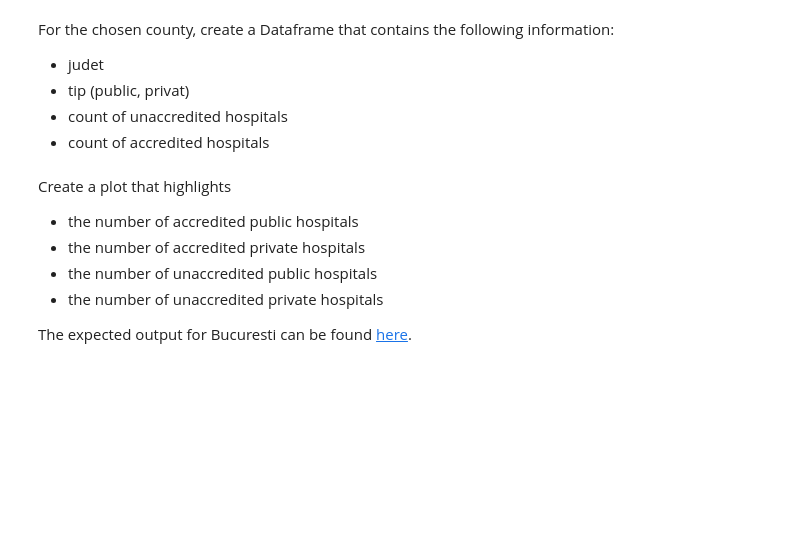
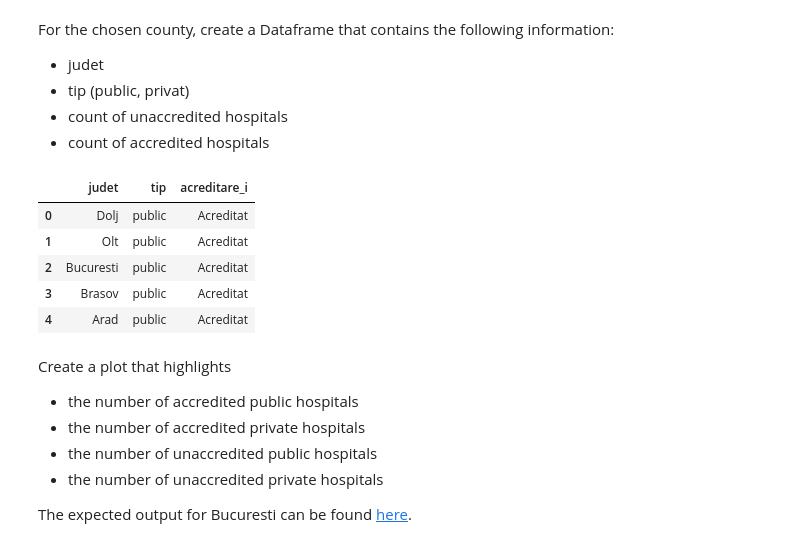
Before and after one commit to autrefois/bootcamp, a Jupyter notebook: 2022/python_workshop/notebooks/10_test.ipynb, the cells around one changed output. Saved outputs shown, nothing was run; the diff lists cells and outputs as text; code cells hidden in the pictures; blank space fills up the shorter version.

```diff
--- a/2022/python_workshop/notebooks/10_test.ipynb
+++ b/2022/python_workshop/notebooks/10_test.ipynb
@@ -113,8 +343,15 @@ For the chosen county, create a Dataframe that contains the following informatio
 * count of unaccredited hospitals
 * count of accredited hospitals
 # %%
-stat = ...
+stat = hospitals[['judet','tip','acreditare_i']].copy()
 stat.head()
+# %% [output]
+|  | judet | tip | acreditare_i |
+| 0 | Dolj | public | Acreditat |
+| 1 | Olt | public | Acreditat |
+| 2 | Bucuresti | public | Acreditat |
+| 3 | Brasov | public | Acreditat |
+| 4 | Arad | public | Acreditat |
 # %% [markdown]
 Create a plot that highlights
 * the number of accredited public hospitals
```
Also changed, not shown: parts of 15 cells of this notebook, 1 other file.
